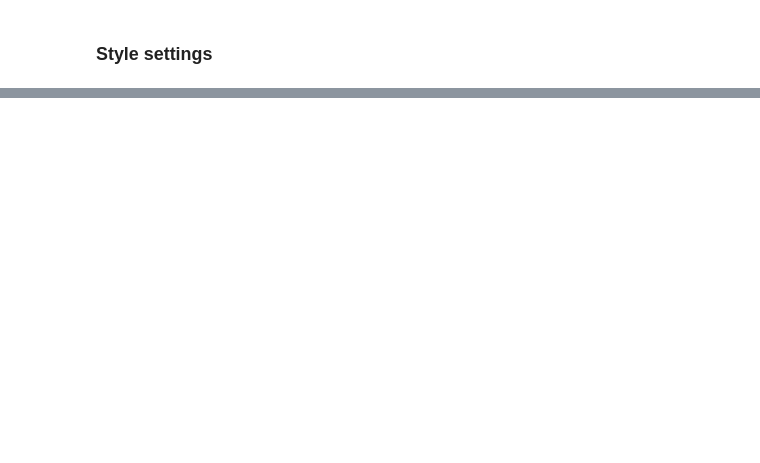
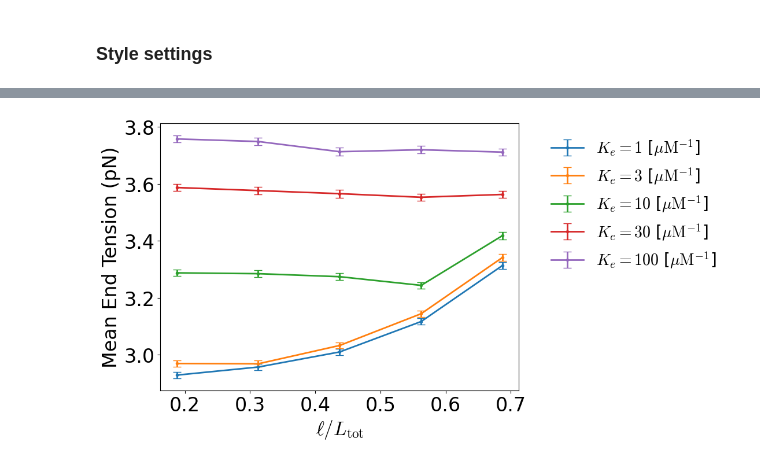
Before and after one commit to flatironinstitute/aLENS_analysis, a Jupyter notebook: notebooks/chromatin_notebooks/Dyn_cond_figs/tension.ipynb, the cells around one changed output, grey strips where cells are left out. Saved outputs shown, nothing was run; the diff lists cells and outputs as text; code cells hidden in the pictures; blank space fills up the shorter version.

```diff
--- a/notebooks/chromatin_notebooks/Dyn_cond_figs/tension.ipynb
+++ b/notebooks/chromatin_notebooks/Dyn_cond_figs/tension.ipynb
@@ -119,0 +160,24 @@ plt.rcParams['image.cmap'] = 'YlOrRd'
+# %%
+fig, ax = plt.subplots(figsize=(8,6))
+
+ell_vals = sorted(loaded_tension_data_dict.keys())
+Ke_vals = sorted(next(iter(loaded_tension_data_dict.values())).keys())
+for Ke in Ke_vals:
+    mean_tensions = []
+    std_tensions = []
+    for ell in ell_vals:
+        tension_dict = loaded_tension_data_dict[ell]
+        tension_data = tension_dict[Ke]
+        mean_tensions.append(np.mean(tension_data))
+        std_tensions.append((np.std(tension_data) / np.sqrt(len(tension_data))*1.96))  # 95% confidence interval
+
+    _ = ax.errorbar([ell/L_tot_um for ell in ell_vals], mean_tensions, yerr=std_tensions,
+                    marker='o',markersize=3, capsize=5, label=rf"$K_e={Ke}$ [$\mu {{\rm M}}^{{-1}}$]")
+    # _ = ax.scatter([ell/L_tot_um for ell in ell_vals], mean_tensions, label=rf"$K_e={Ke}$ [$\mu {{\rm M}}^{{-1}}$]")
+
+# _ = ax.set_xlabel("Ke")
+_ = ax.set_xlabel(r"$\ell/L_{\rm tot}$")
+_ = ax.set_ylabel("Mean End Tension (pN)")
+_ = ax.legend(bbox_to_anchor=(1.05, 1), loc='upper left', frameon=False)
+# %% [output]
+[figure, added]
```
Also changed, not shown: parts of 24 cells of this notebook, 2 other files.
